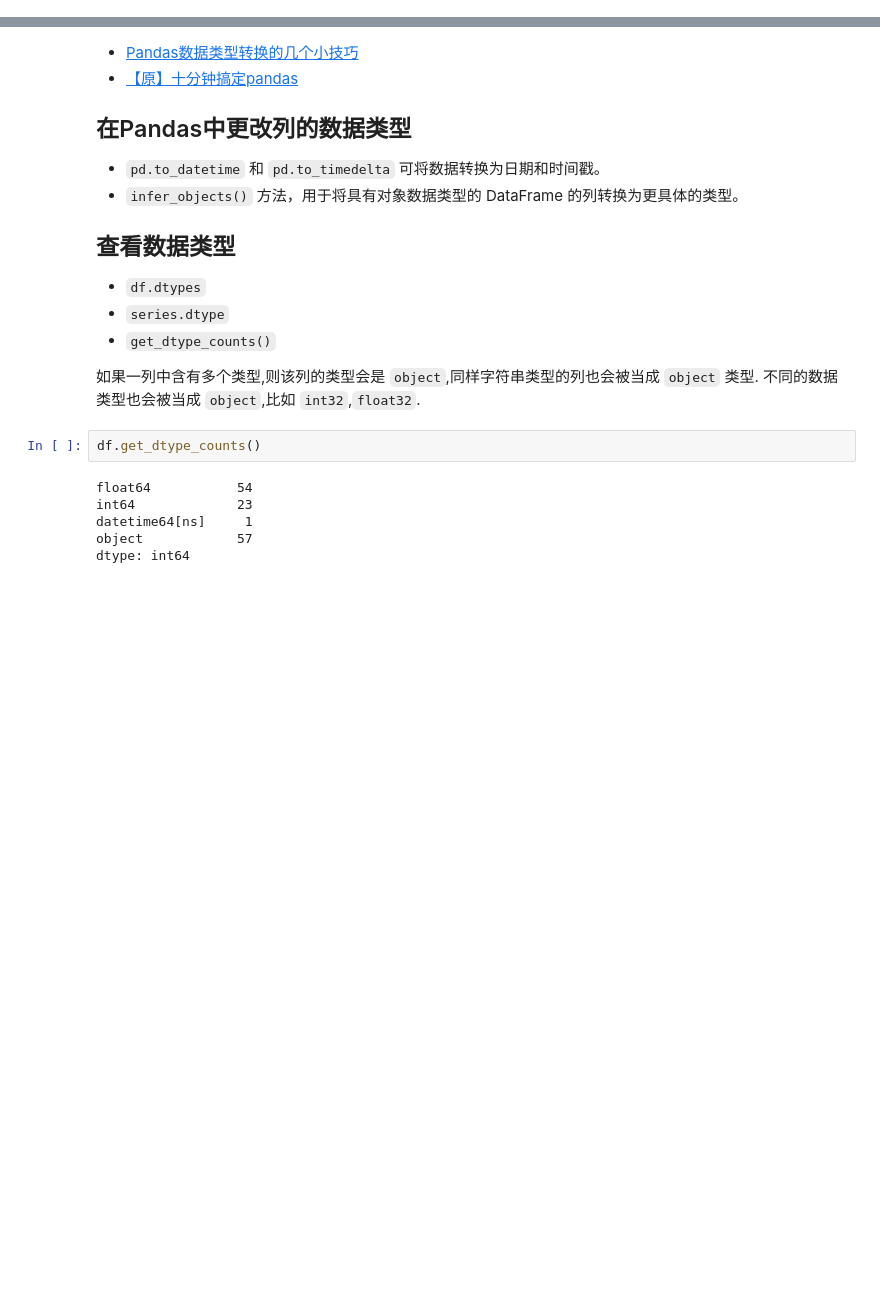
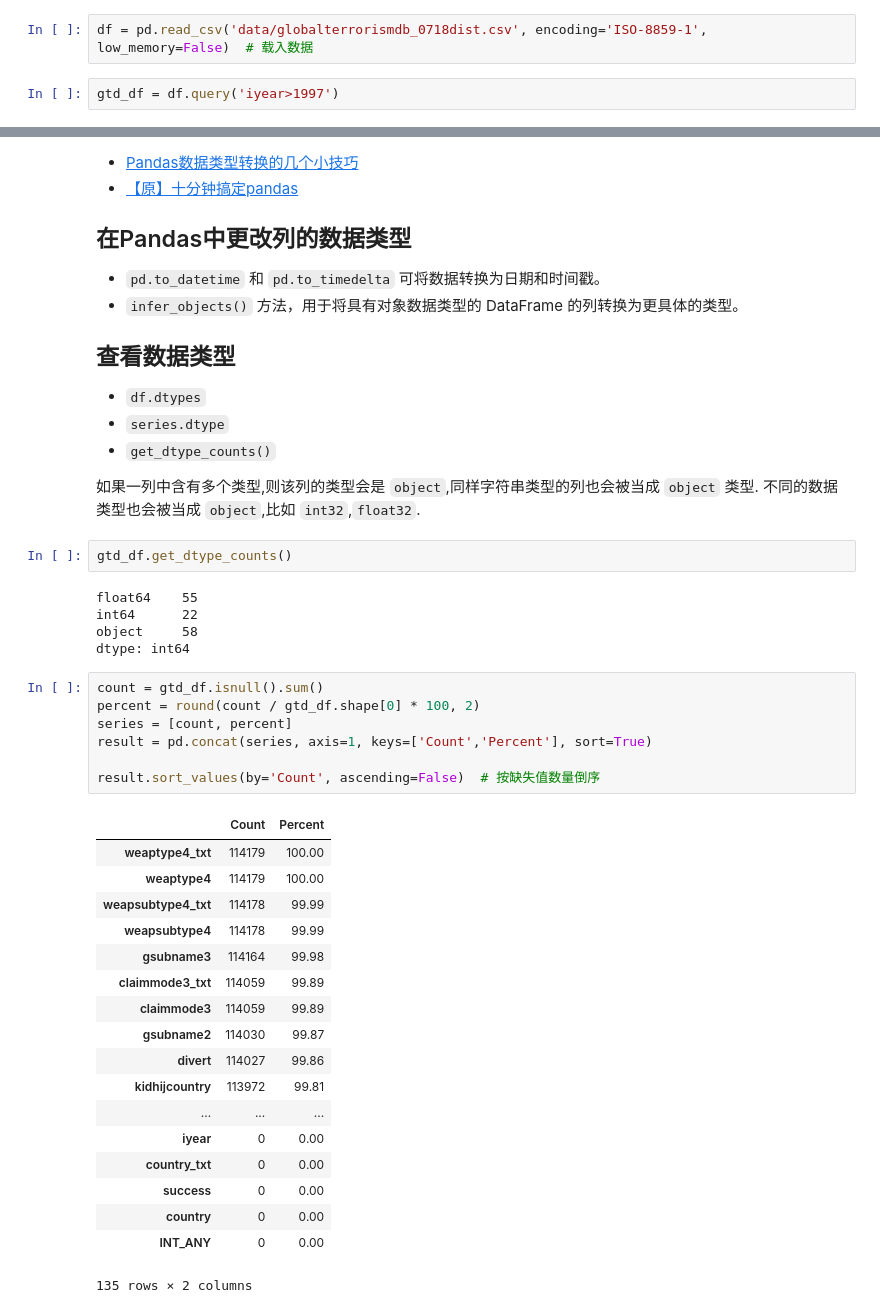
Before and after one commit to XNoteW/Note, a Jupyter notebook: GTD/01_数据预处理终版.ipynb, the cells around one changed output, grey strips where cells are left out. Saved outputs shown, nothing was run; the diff lists cells and outputs as text; blank space fills up the shorter version.

```diff
--- a/GTD/01_数据预处理终版.ipynb
+++ b/GTD/01_数据预处理终版.ipynb
@@ -17,3 +132,7 @@ memory usage: 117.6+ MB
+# %%
+df = pd.read_csv('data/globalterrorismdb_0718dist.csv', encoding='ISO-8859-1', low_memory=False)  # 载入数据
+# %%
+gtd_df = df.query('iyear>1997')
 # %%
 # total no of columns and rows present in data
 print("数据的尺寸:",gtd_df.shape)
@@ -135,11 +207,36 @@ Pandas 中进行数据类型转换有三种基本方法：
 如果一列中含有多个类型,则该列的类型会是 `object`,同样字符串类型的列也会被当成 `object` 类型.
 不同的数据类型也会被当成 `object`,比如 `int32`,`float32`.
 # %%
-df.get_dtype_counts()
+gtd_df.get_dtype_counts()
 # %% [output]
-float64           54
-int64             23
-datetime64[ns]     1
-object            57
+float64    55
+int64      22
+object     58
 dtype: int64
+# %%
+count = gtd_df.isnull().sum()
+percent = round(count / gtd_df.shape[0] * 100, 2)
+series = [count, percent]
+result = pd.concat(series, axis=1, keys=['Count','Percent'], sort=True)
+
+result.sort_values(by='Count', ascending=False)  # 按缺失值数量倒序
+# %% [output]
+|  | Count | Percent |
+| weaptype4_txt | 114179 | 100.00 |
+| weaptype4 | 114179 | 100.00 |
+| weapsubtype4_txt | 114178 | 99.99 |
+| weapsubtype4 | 114178 | 99.99 |
+| gsubname3 | 114164 | 99.98 |
+| claimmode3_txt | 114059 | 99.89 |
+| claimmode3 | 114059 | 99.89 |
+| gsubname2 | 114030 | 99.87 |
+| divert | 114027 | 99.86 |
+| kidhijcountry | 113972 | 99.81 |
+| ... | ... | ... |
+| iyear | 0 | 0.00 |
+| country_txt | 0 | 0.00 |
+| success | 0 | 0.00 |
+| country | 0 | 0.00 |
+| INT_ANY | 0 | 0.00 |
+135 rows × 2 columns
 # %%
```
Also changed, not shown: parts of 96 cells of this notebook, 22 other files.
